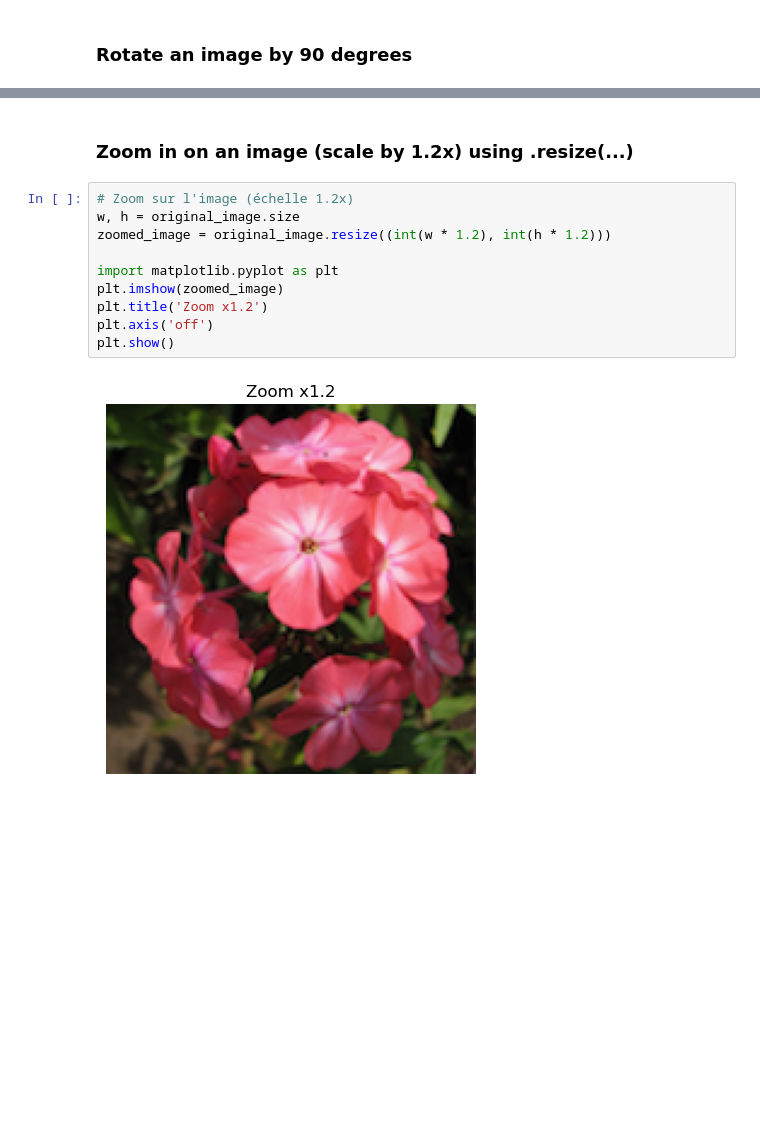
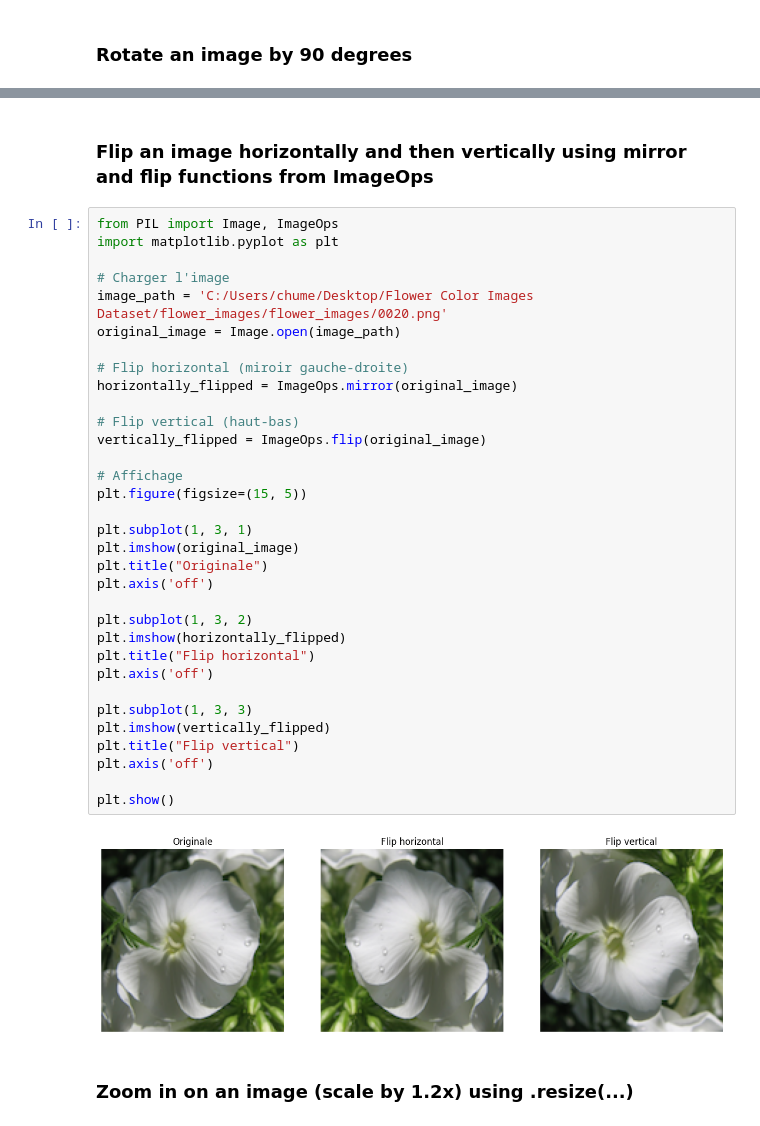
Before and after one commit to Michel836/FSTB_Bootcamp_2025_Repository_Github, a Jupyter notebook: Week02/Day2/W02D2_Challenge-M.ipynb, the cells around one changed output, grey strips where cells are left out. Saved outputs shown, nothing was run; the diff lists cells and outputs as text; blank space fills up the shorter version.

```diff
--- a/Week02/Day2/W02D2_Challenge-M.ipynb
+++ b/Week02/Day2/W02D2_Challenge-M.ipynb
@@ -144,14 +121,39 @@ plt.show()
+# %% [markdown]
+### Flip an image horizontally and then vertically using mirror and flip functions from ImageOps
+# %%
+from PIL import Image, ImageOps
+import matplotlib.pyplot as plt
+
+# Charger l'image
+image_path = 'C:/Users/chume/Desktop/Flower Color Images Dataset/flower_images/flower_images/0020.png'
+original_image = Image.open(image_path)
+
+# Flip horizontal (miroir gauche-droite)
+horizontally_flipped = ImageOps.mirror(original_image)
+
+# Flip vertical (haut-bas)
+vertically_flipped = ImageOps.flip(original_image)
+
+# Affichage
+plt.figure(figsize=(15, 5))
+
+plt.subplot(1, 3, 1)
+plt.imshow(original_image)
+plt.title("Originale")
+plt.axis('off')
+
+plt.subplot(1, 3, 2)
+plt.imshow(horizontally_flipped)
+plt.title("Flip horizontal")
+plt.axis('off')
+
+plt.subplot(1, 3, 3)
+plt.imshow(vertically_flipped)
+plt.title("Flip vertical")
+plt.axis('off')
+
+plt.show()
+# %% [output]
+[figure, added]
 # %% [markdown]
 ### Zoom in on an image (scale by 1.2x) using .resize(...)
-# %%
-# Zoom sur l'image (échelle 1.2x)
-w, h = original_image.size
-zoomed_image = original_image.resize((int(w * 1.2), int(h * 1.2)))
-
-import matplotlib.pyplot as plt
-plt.imshow(zoomed_image)
-plt.title('Zoom x1.2')
-plt.axis('off')
-plt.show()
-# %% [output]
-[figure, removed]
```
Also changed, not shown: parts of 14 cells of this notebook.
